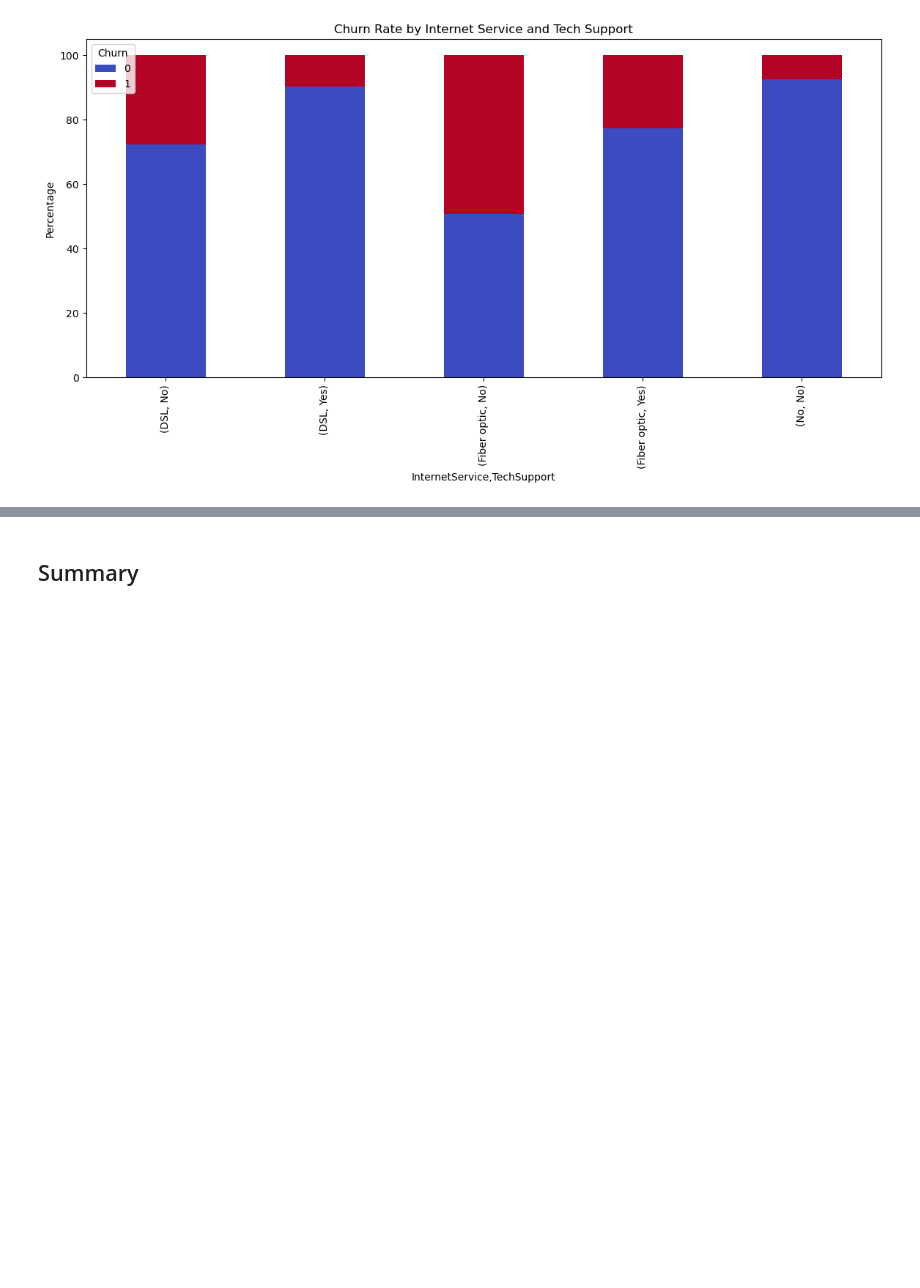
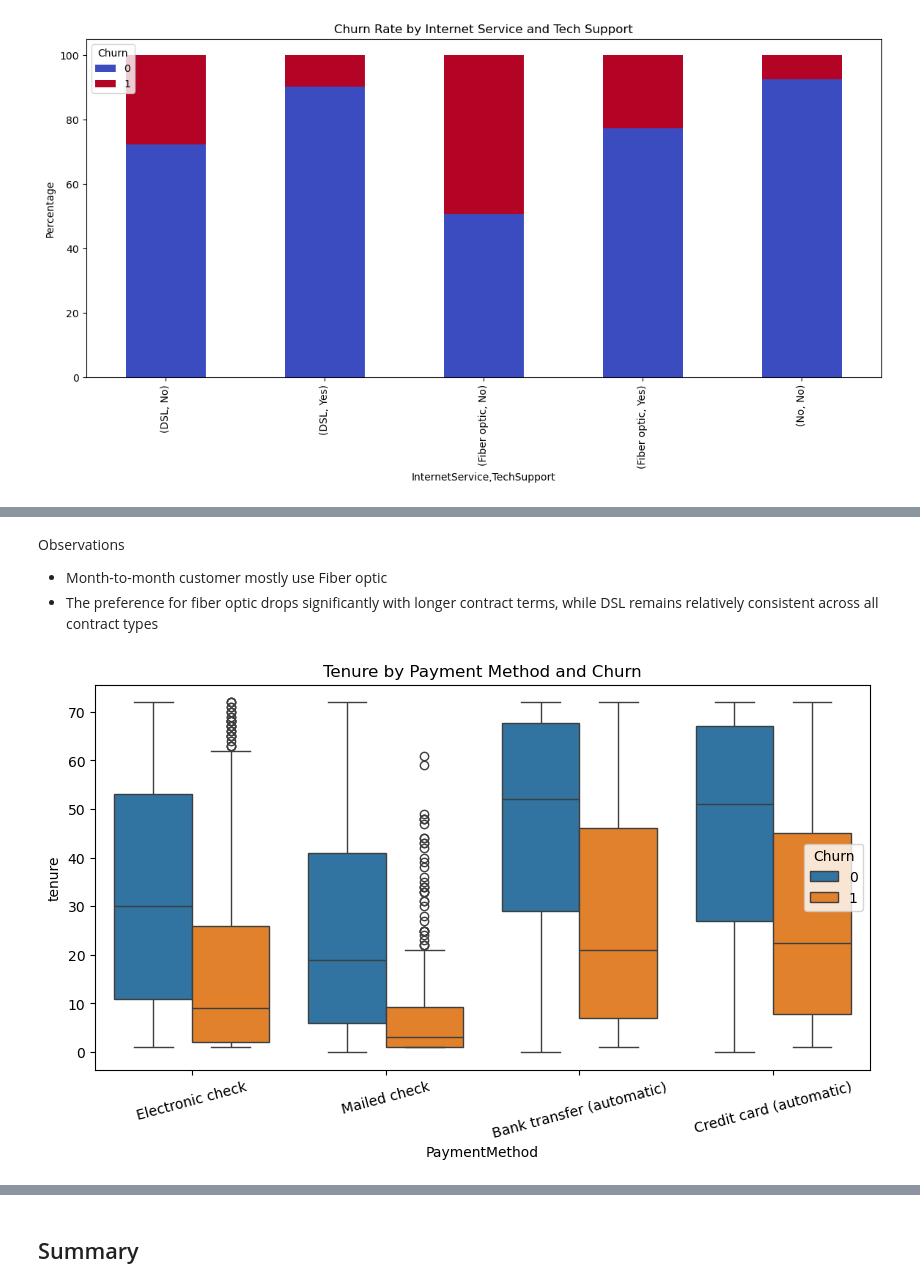
Before and after one commit to mewpunyapat/customer-churn-prediction, a Jupyter notebook: notebooks/eda.ipynb, the cells around one changed output, grey strips where cells are left out. Saved outputs shown, nothing was run; the diff lists cells and outputs as text; code cells hidden in the pictures; blank space fills up the shorter version.

```diff
--- a/notebooks/eda.ipynb
+++ b/notebooks/eda.ipynb
@@ -266,0 +300,12 @@ plt.show()
+# %% [markdown]
+Observations
+- Month-to-month customer mostly use Fiber optic
+- The preference for fiber optic drops significantly with longer contract terms, while DSL remains relatively consistent across all contract types
+# %%
+plt.figure(figsize=(10,5))
+sns.boxplot(data=data, x='PaymentMethod', y='tenure', hue='Churn')
+plt.title('Tenure by Payment Method and Churn')
+plt.xticks(rotation=15)
+plt.show()
+# %% [output]
+[figure, added]
```
Also changed, not shown: parts of 21 cells of this notebook.
